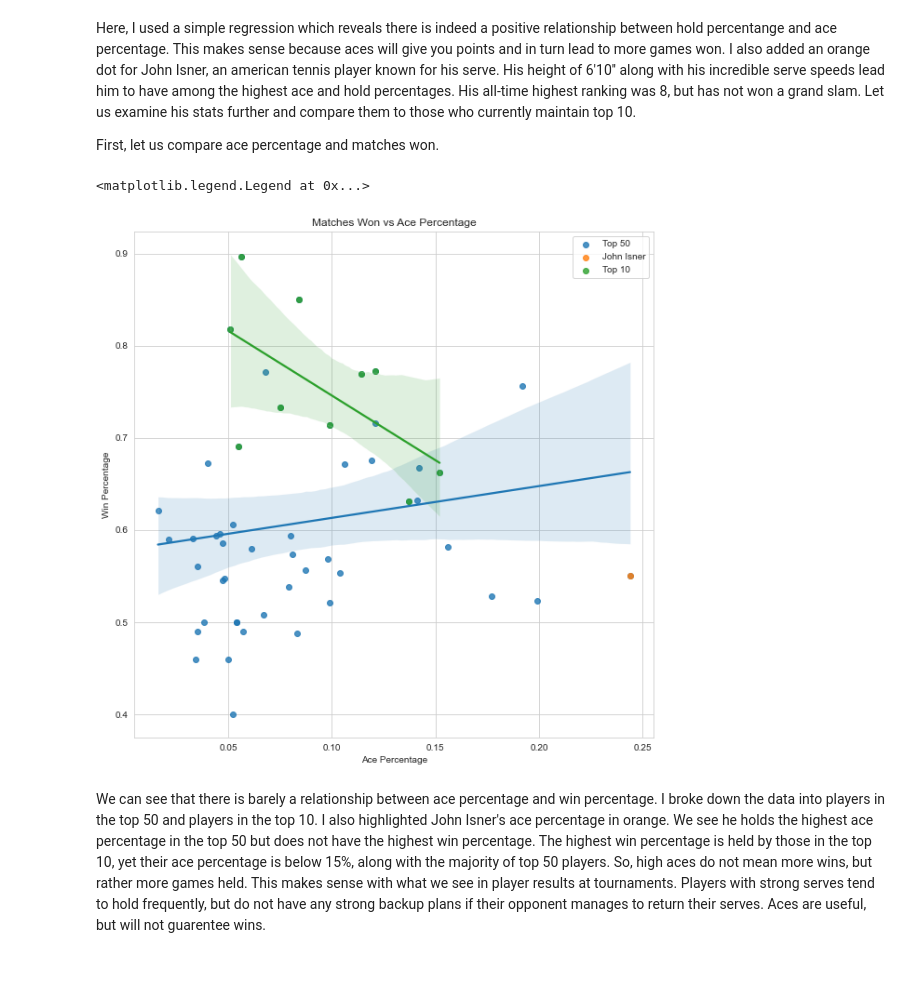
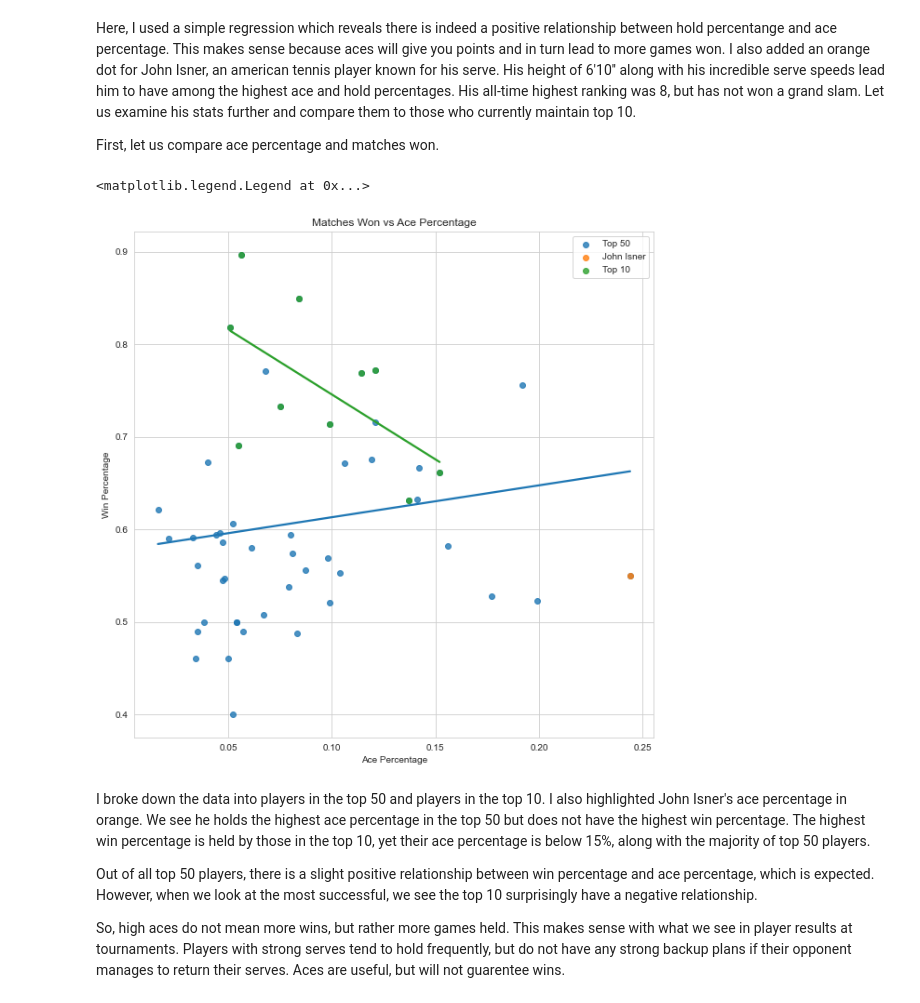
Before and after one commit to Kennan-Guan/tennis_analysis, a Jupyter notebook: tennis-player-stats.ipynb, the cells around one changed output. Saved outputs shown, nothing was run; the diff lists cells and outputs as text; code cells hidden in the pictures; blank space fills up the shorter version.

```diff
--- a/tennis-player-stats.ipynb
+++ b/tennis-player-stats.ipynb
@@ -122,16 +122,20 @@ Here, I used a simple regression which reveals there is indeed a positive relati
 First, let us compare ace percentage and matches won.
 # %%
 plt.figure(figsize=(10,10))
-sns.regplot(data=serve_data, x='Ace%', y='M W%', label='Top 50')
+sns.regplot(data=serve_data, x='Ace%', y='M W%', label='Top 50', ci=None)
 sns.regplot(data=isner,x='Ace%', y='M W%', label='John Isner')
-sns.regplot(data=top_10,x='Ace%', y='M W%', label='Top 10')
+sns.regplot(data=top_10,x='Ace%', y='M W%', label='Top 10', ci=None)
 plt.xlabel('Ace Percentage')
 plt.ylabel('Win Percentage')
 plt.title('Matches Won vs Ace Percentage')
 sns.set_style('whitegrid')
 plt.legend()
 # %% [output]
 <matplotlib.legend.Legend at 0x...>
-[figure, old version]
+[figure, new version]
 # %% [markdown]
-We can see that there is barely a relationship between ace percentage and win percentage. I broke down the data into players in the top 50 and players in the top 10. I also highlighted John Isner's ace percentage in orange. We see he holds the highest ace percentage in the top 50 but does not have the highest win percentage. The highest win percentage is held by those in the top 10, yet their ace percentage is below 15%, along with the majority of top 50 players. So, high aces do not mean more wins, but rather more games held. This makes sense with what we see in player results at tournaments. Players with strong serves tend to hold frequently, but do not have any strong backup plans if their opponent manages to return their serves. Aces are useful, but will not guarentee wins.
+I broke down the data into players in the top 50 and players in the top 10. I also highlighted John Isner's ace percentage in orange. We see he holds the highest ace percentage in the top 50 but does not have the highest win percentage. The highest win percentage is held by those in the top 10, yet their ace percentage is below 15%, along with the majority of top 50 players.
+
+Out of all top 50 players, there is a slight positive relationship between win percentage and ace percentage, which is expected. However, when we look at the most successful, we see the top 10 surprisingly have a negative relationship.
+
+So, high aces do not mean more wins, but rather more games held. This makes sense with what we see in player results at tournaments. Players with strong serves tend to hold frequently, but do not have any strong backup plans if their opponent manages to return their serves. Aces are useful, but will not guarentee wins.
```
Also changed, not shown: parts of 1 cell of this notebook.
